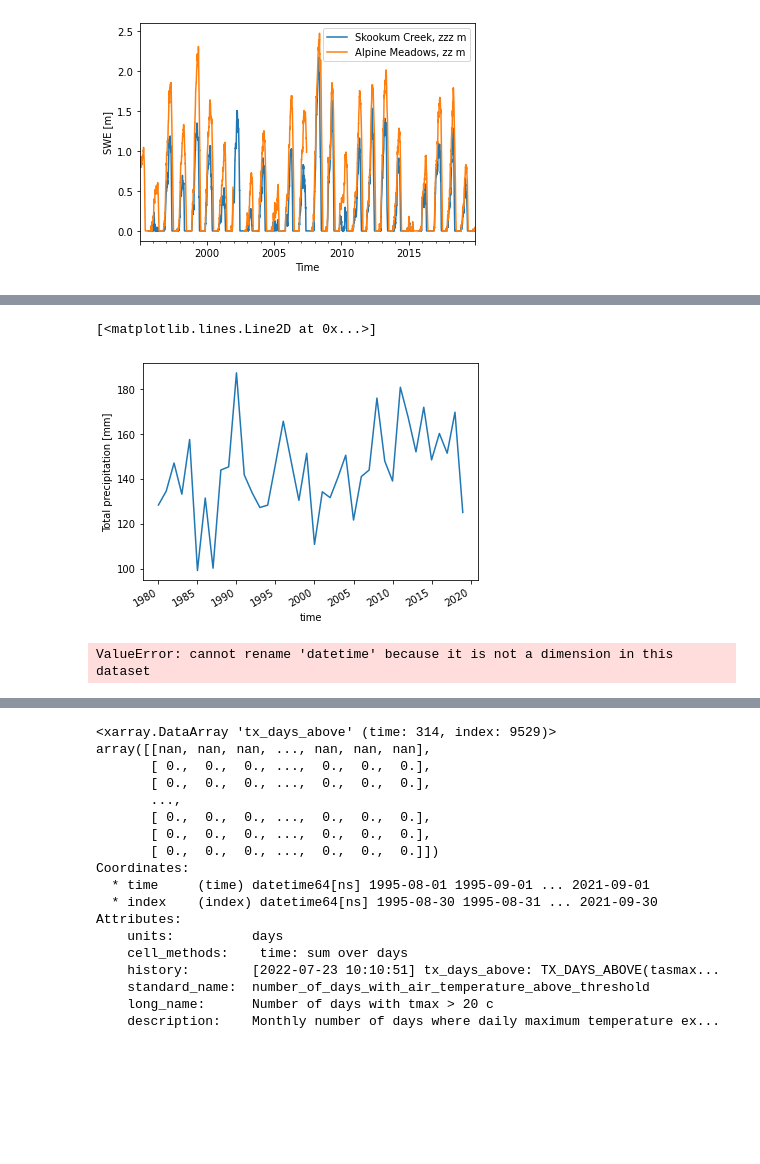
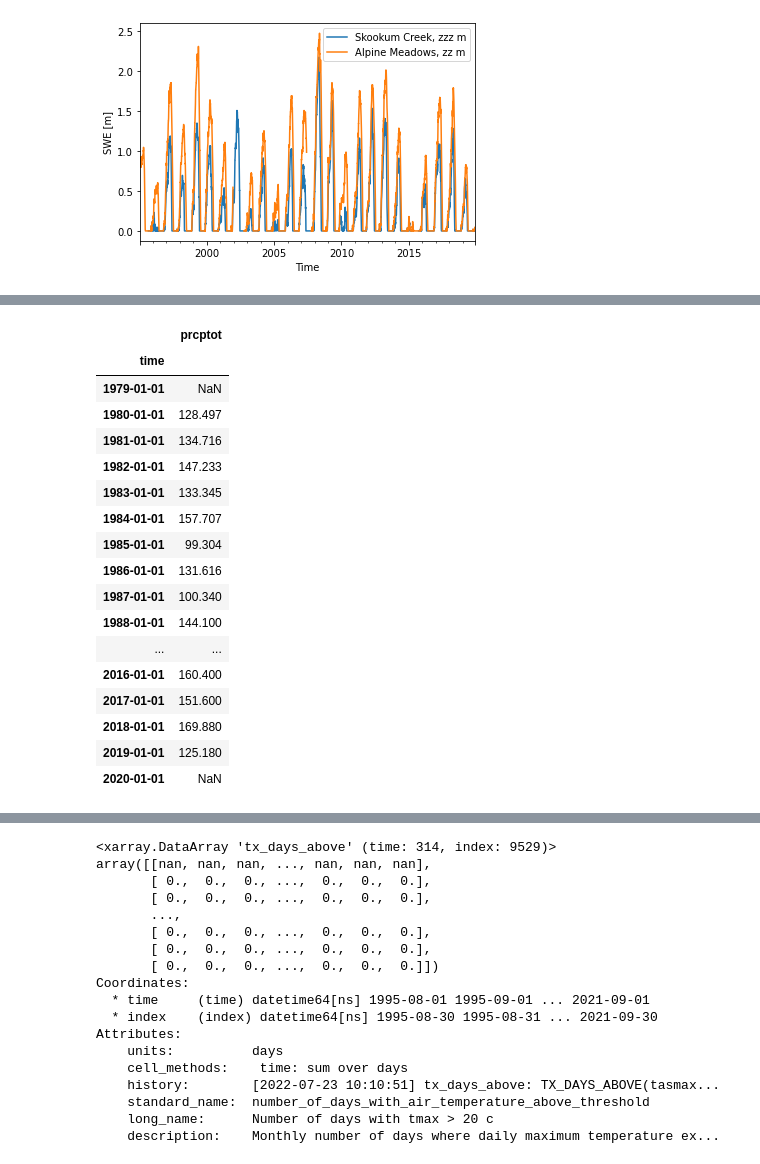
Before and after one commit to NCristea/Snow_SCL, a Jupyter notebook: compare_datasets.ipynb, the cells around one changed output, grey strips where cells are left out. Drawn from its saved outputs; the diff is of its cells as text; code cells hidden in the pictures; blank space fills up the shorter version.

```diff
--- a/compare_datasets.ipynb
+++ b/compare_datasets.ipynb
@@ -82,7 +73,11 @@ snotel_obs_SPU.Total.plot()
 # %%
-def spu_snotel_data_xr(SPU_data_frame):
-    snotel_obs_SPU = SPU_data_frame.to_xarray()
-    snotel_obs_SPU['Max'].attrs = {"units": mm/d, '_FillValue': -999}
-    snotel_obs_SPU['Min'].attrs = {"units": mm/d, '_FillValue': -999}
-    snotel_obs_Total['Max'].attrs = {"units": mm/d, '_FillValue': -999}
-    return snotel_obs
+#SPU_data_frame = snotel_obs_SPU_skook
+
+#time_index = SPU_data_frame.DateTime
+#time_index  = time_index.to_numpy()
+#SPU_data = SPU_data_frame.to_numpy()
+#snotel_obs_SPU = xr.DataArray(SPU_data, coords= [time_index], dims= 'time')
+#ds_snotel_obs_SPU = snotel_obs_SPU.to_dataset()
+#ds_snotel_obs_SPU['Max'].attrs['units'] = "mm/d"
+#ds_snotel_obs_SPU['Min'].attrs['units'] = "mm/d"
+#ds_snotel_obs_SPU['Total'].attrs['units'] = "mm/d"
@@ -120,12 +142,0 @@ out1 = xc.atmos.precip_accumulation(snotel_obs_SPU.Total, freq="YS")
-# %%
-out1.plot()
-# %% [output]
-[<matplotlib.lines.Line2D at 0x...>]
-[figure, removed]
-# %%
-#snotel_obs1.Total
-#snotel_obs1.plot(x ='DateTime', y='Total', kind = 'line')
-skook_ds.rename_dims({'datetime':'time'})
-skook_ds
-# %% [output]
-ValueError: cannot rename 'datetime' because it is not a dimension in this dataset
@@ -143,0 +143,23 @@ ds_temp
+# %%
+out_df = out.to_dataframe()
+out1_df = out1.to_dataframe()
+out1_df
+# %% [output]
+|  | prcptot |
+| time |  |
+| 1979-01-01 | NaN |
+| 1980-01-01 | 128.497 |
+| 1981-01-01 | 134.716 |
+| 1982-01-01 | 147.233 |
+| 1983-01-01 | 133.345 |
+| 1984-01-01 | 157.707 |
+| 1985-01-01 | 99.304 |
+| 1986-01-01 | 131.616 |
+| 1987-01-01 | 100.340 |
+| 1988-01-01 | 144.100 |
+| ... | ... |
+| 2016-01-01 | 160.400 |
+| 2017-01-01 | 151.600 |
+| 2018-01-01 | 169.880 |
+| 2019-01-01 | 125.180 |
+| 2020-01-01 | NaN |
```
Also changed, not shown: parts of 20 cells of this notebook.
